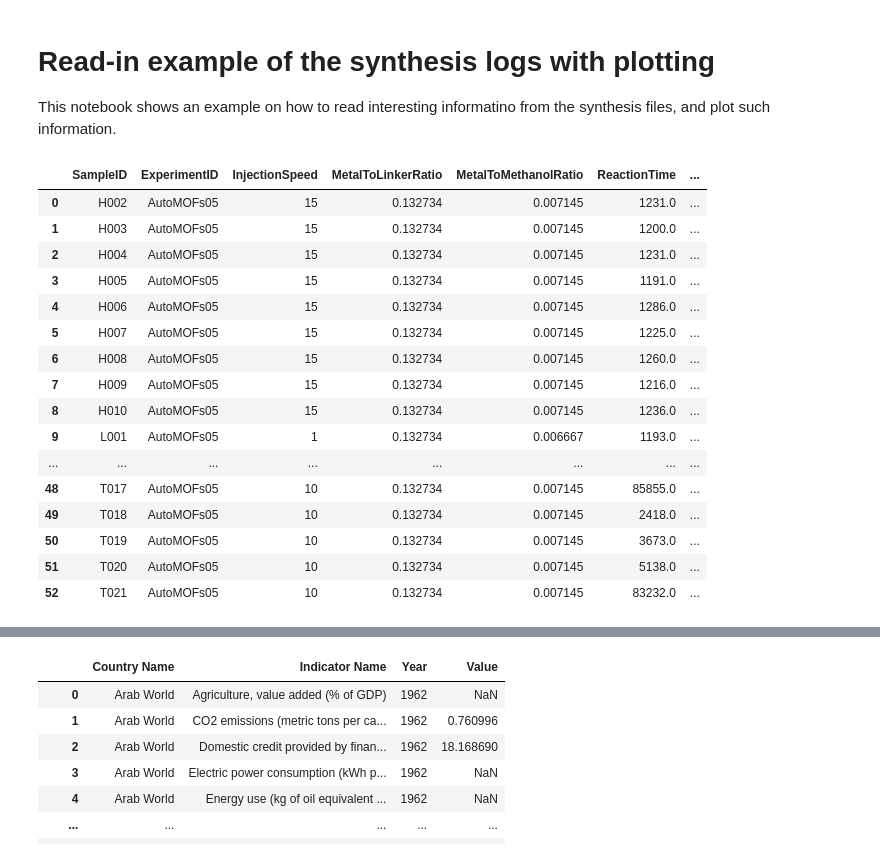
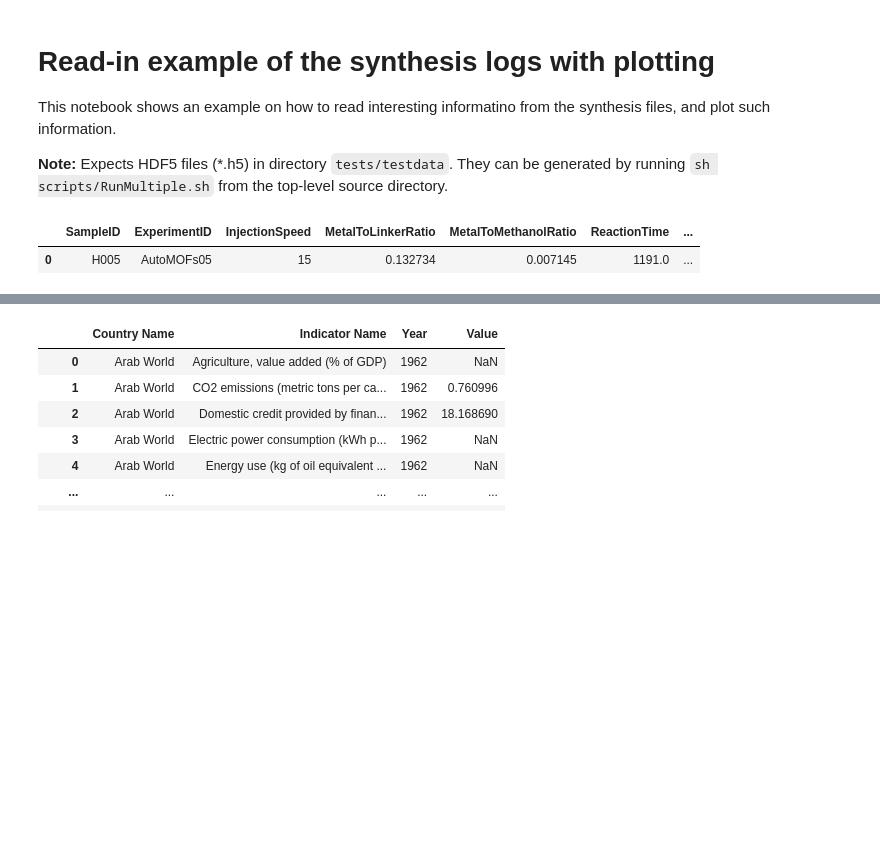
Before and after one commit to BAMresearch/DACHS, a Jupyter notebook: notebooks/readin_example.ipynb, the cells around one changed output, grey strips where cells are left out. Drawn from its saved outputs; the diff is of its cells as text; code cells hidden in the pictures; blank space fills up the shorter version.

Commit message:
test(notebook): note on source .h5 files, outputs for .h5 files generated by tests earlier
- plotly cell output set to be ignored by cell meta data

```diff
--- a/notebooks/readin_example.ipynb
+++ b/notebooks/readin_example.ipynb
@@ -2,6 +2,8 @@
 # Read-in example of the synthesis logs with plotting
 
 This notebook shows an example on how to read interesting informatino from the synthesis files, and plot such information.
+
+**Note:** Expects HDF5 files (\*.h5) in directory `tests/testdata`. They can be generated by running `sh scripts/RunMultiple.sh` from the top-level source directory.
 # %%
 from pathlib import Path
 import h5py
@@ -238,30 +233,15 @@ def scatteringDataObjFromNX(
     return pd.DataFrame(data=kvs, index=[0])
 # %%
 iList = []
-for filename in Path('tests/testData/').glob('AutoMOFs05_[MTLH]???.h5'):
+for filename in (Path().resolve().parent / 'tests/testData/').glob('AutoMOFs05_[MTLH]???.h5'):
     iList += [scatteringDataObjFromNX(filename, readConfigObj())]
 info = pd.concat(iList, axis=0, ignore_index=True)
 info['SampleID'] = info['SampleID'].str.strip()
 info['ReactionType'] = info['SampleID'].str[:1]
 info
 # %% [output]
 |  | SampleID | ExperimentID | InjectionSpeed | MetalToLinkerRatio | MetalToMethanolRatio | ReactionTime | ... |
-| 0 | H002 | AutoMOFs05 | 15 | 0.132734 | 0.007145 | 1231.0 | ... |
-| 1 | H003 | AutoMOFs05 | 15 | 0.132734 | 0.007145 | 1200.0 | ... |
-| 2 | H004 | AutoMOFs05 | 15 | 0.132734 | 0.007145 | 1231.0 | ... |
-| 3 | H005 | AutoMOFs05 | 15 | 0.132734 | 0.007145 | 1191.0 | ... |
-| 4 | H006 | AutoMOFs05 | 15 | 0.132734 | 0.007145 | 1286.0 | ... |
-| 5 | H007 | AutoMOFs05 | 15 | 0.132734 | 0.007145 | 1225.0 | ... |
-| 6 | H008 | AutoMOFs05 | 15 | 0.132734 | 0.007145 | 1260.0 | ... |
-| 7 | H009 | AutoMOFs05 | 15 | 0.132734 | 0.007145 | 1216.0 | ... |
-| 8 | H010 | AutoMOFs05 | 15 | 0.132734 | 0.007145 | 1236.0 | ... |
-| 9 | L001 | AutoMOFs05 | 1 | 0.132734 | 0.006667 | 1193.0 | ... |
-| ... | ... | ... | ... | ... | ... | ... | ... |
-| 48 | T017 | AutoMOFs05 | 10 | 0.132734 | 0.007145 | 85855.0 | ... |
-| 49 | T018 | AutoMOFs05 | 10 | 0.132734 | 0.007145 | 2418.0 | ... |
-| 50 | T019 | AutoMOFs05 | 10 | 0.132734 | 0.007145 | 3673.0 | ... |
-| 51 | T020 | AutoMOFs05 | 10 | 0.132734 | 0.007145 | 5138.0 | ... |
-| 52 | T021 | AutoMOFs05 | 10 | 0.132734 | 0.007145 | 83232.0 | ... |
+| 0 | H005 | AutoMOFs05 | 15 | 0.132734 | 0.007145 | 1191.0 | ... |
 # %%
 fig=px.scatter(data_frame=info, x='ReactionTime', y='ChemicalYield', color='ReactionType', size='MetalToLinkerRatio', hover_data=info.keys(), log_x=True)
 fig.show()
```
Also changed, not shown: parts of 6 cells of this notebook.
